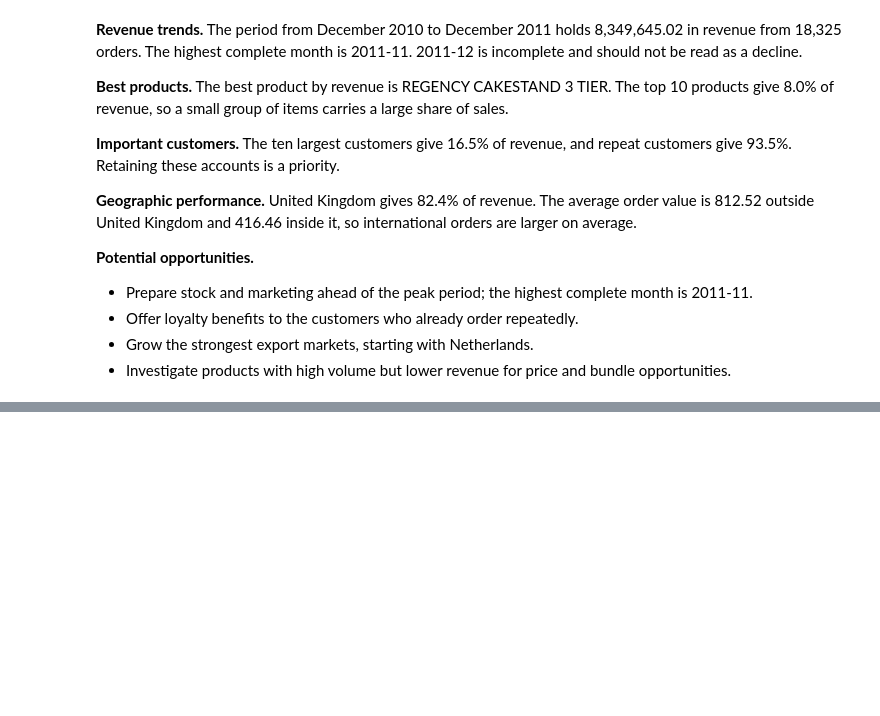
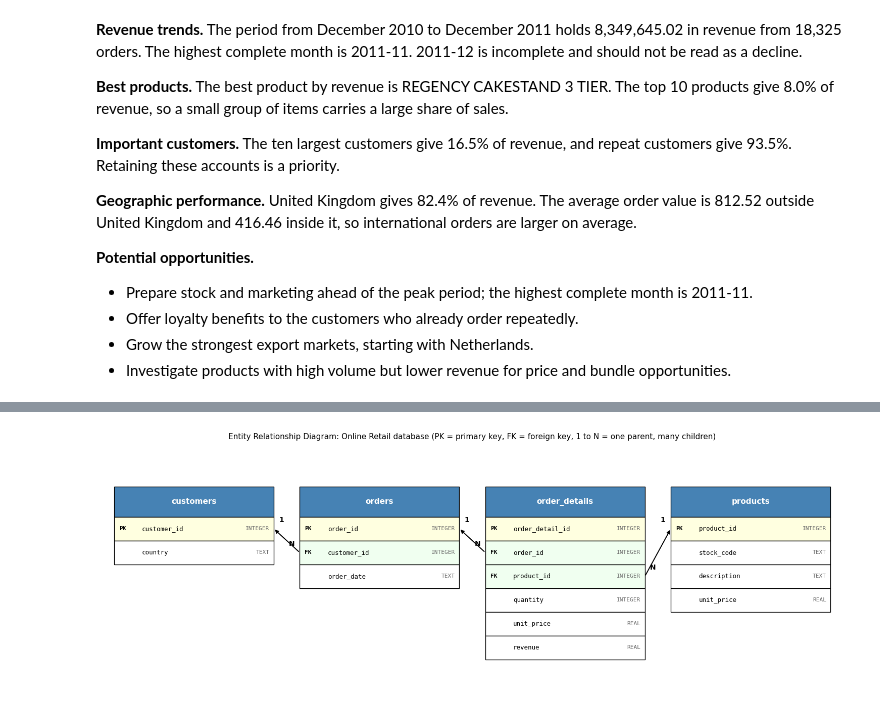
Before and after one commit to Sadveek/Data_python, a Jupyter notebook: Project_Retail.ipynb, the cells around one changed output, grey strips where cells are left out. Saved outputs shown, nothing was run; the diff lists cells and outputs as text; code cells hidden in the pictures; blank space fills up the shorter version.

Commit message:
Update Project_Retail notebook

```diff
--- a/Project_Retail.ipynb
+++ b/Project_Retail.ipynb
@@ -2271,0 +2355,9 @@ Data-Driven Insights
+# %%
+DB_PATH = PROJECT_DIR / "online_retail.db"
+if DB_PATH.exists():
+    DB_PATH.unlink()
+
+connection = sqlite3.connect(DB_PATH)
+connection.execute("PRAGMA foreign_keys = ON")
+print("Database file:", DB_PATH.name)
+print("Foreign keys enforced:", connection.execute("PRAGMA foreign_keys").fetchone()[0] == 1)
@@ -2271,0 +2442,4 @@ Data-Driven Insights
+# %%
+for table_name in create_statements:
+    print(table_name)
+    display(pd.read_sql_query(f"PRAGMA table_info({table_name})", connection))
@@ -2271,0 +2502,60 @@ Data-Driven Insights
+# %%
+ROW_HEIGHT = 0.55
+HEADER_HEIGHT = 0.7
+BOX_WIDTH = 3.7
+positions = {"customers": (0.3, 7.2), "orders": (4.6, 7.2), "order_details": (8.9, 7.2), "products": (13.2, 7.2)}
+
+
+def row_center_y(table_name, column_name):
+    top = positions[table_name][1]
+    names = [column[0] for column in schema[table_name]["columns"]]
+    index = names.index(column_name)
+    return top - HEADER_HEIGHT - ROW_HEIGHT * index - ROW_HEIGHT / 2
+
+
+def draw_table(axis, table_name):
+    left, top = positions[table_name]
+    columns = schema[table_name]["columns"]
+    total_height = HEADER_HEIGHT + ROW_HEIGHT * len(columns)
+    axis.add_patch(Rectangle((left, top - HEADER_HEIGHT), BOX_WIDTH, HEADER_HEIGHT, facecolor="steelblue", edgecolor="black"))
+    axis.text(left + BOX_WIDTH / 2, top - HEADER_HEIGHT / 2, table_name, ha="center", va="center", color="white", fontsize=11, fontweight="bold")
+    for index, (name, sql_type, is_primary, is_foreign) in enumerate(columns):
+        row_top = top - HEADER_HEIGHT - ROW_HEIGHT * index
+        face = "lightyellow" if is_primary else ("honeydew" if is_foreign else "white")
+        axis.add_patch(Rectangle((left, row_top - ROW_HEIGHT), BOX_WIDTH, ROW_HEIGHT, facecolor=face, edgecolor="black"))
+        tag = "PK" if is_primary else ("FK" if is_foreign else "")
+        axis.text(left + 0.12, row_top - ROW_HEIGHT / 2, tag, va="center", fontsize=8, fontweight="bold", family="monospace")
+        axis.text(left + 0.65, row_top - ROW_HEIGHT / 2, name, va="center", fontsize=9, family="monospace")
+        axis.text(left + BOX_WIDTH - 0.1, row_top - ROW_HEIGHT / 2, sql_type, va="center", ha="right", fontsize=8, color="dimgray", family="monospace")
+    return total_height
+
+
+figure, axis = plt.subplots(figsize=(15, 5.6))
+for table_name in positions:
+    draw_table(axis, table_name)
+
+for child, info in schema.items():
+    for child_column, parent, parent_column in info["foreign_keys"]:
+        child_left = positions[child][0]
+        parent_left = positions[parent][0]
+        child_is_right = child_left > parent_left
+        if child_is_right:
+            start_x, end_x = child_left, parent_left + BOX_WIDTH
+        else:
+            start_x, end_x = child_left + BOX_WIDTH, parent_left
+        start_y = row_center_y(child, child_column)
+        end_y = row_center_y(parent, parent_column)
+        axis.annotate("", xy=(end_x, end_y), xytext=(start_x, start_y), arrowprops=dict(arrowstyle="-|>", color="black", lw=1.4))
+        direction = -1 if child_is_right else 1
+        axis.text(start_x + 0.18 * direction, start_y + 0.15, "N", fontsize=10, fontweight="bold", ha="center")
+        axis.text(end_x - 0.18 * direction, end_y + 0.15, "1", fontsize=10, fontweight="bold", ha="center")
+
+axis.set_xlim(0, 17.2)
+axis.set_ylim(2.4, 8.2)
+axis.set_aspect("equal")
+axis.axis("off")
+axis.set_title("Entity Relationship Diagram: Online Retail database (PK = primary key, FK = foreign key, 1 to N = one parent, many children)", fontsize=11)
+plt.tight_layout()
+plt.show()
+# %% [output]
+[figure, added]
```
Also changed, not shown: parts of 34 cells of this notebook.
